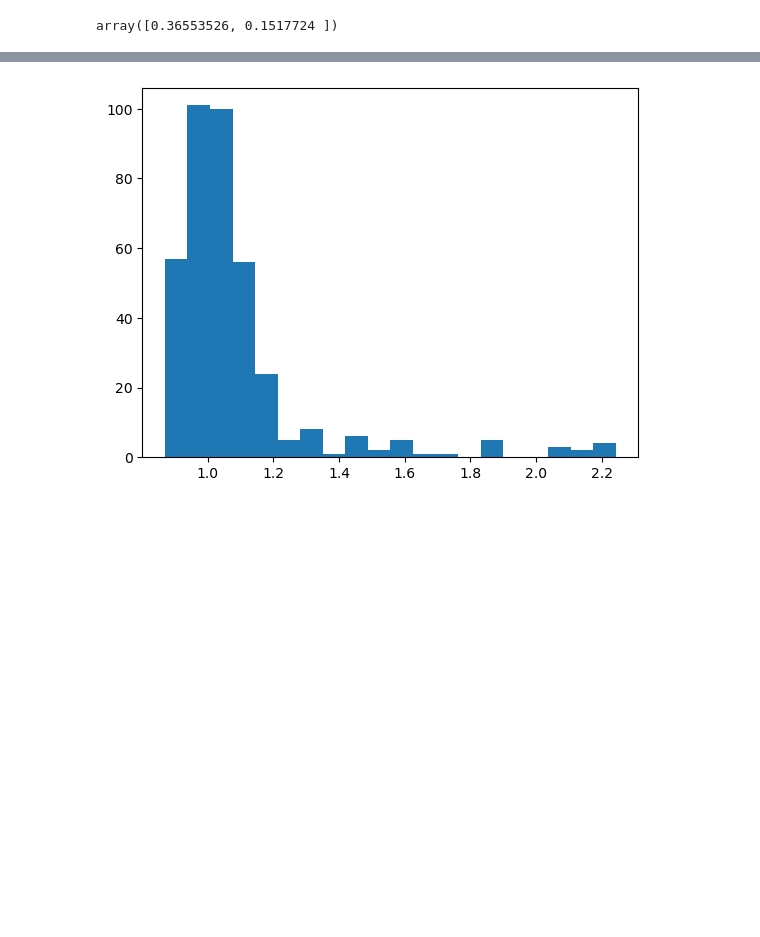
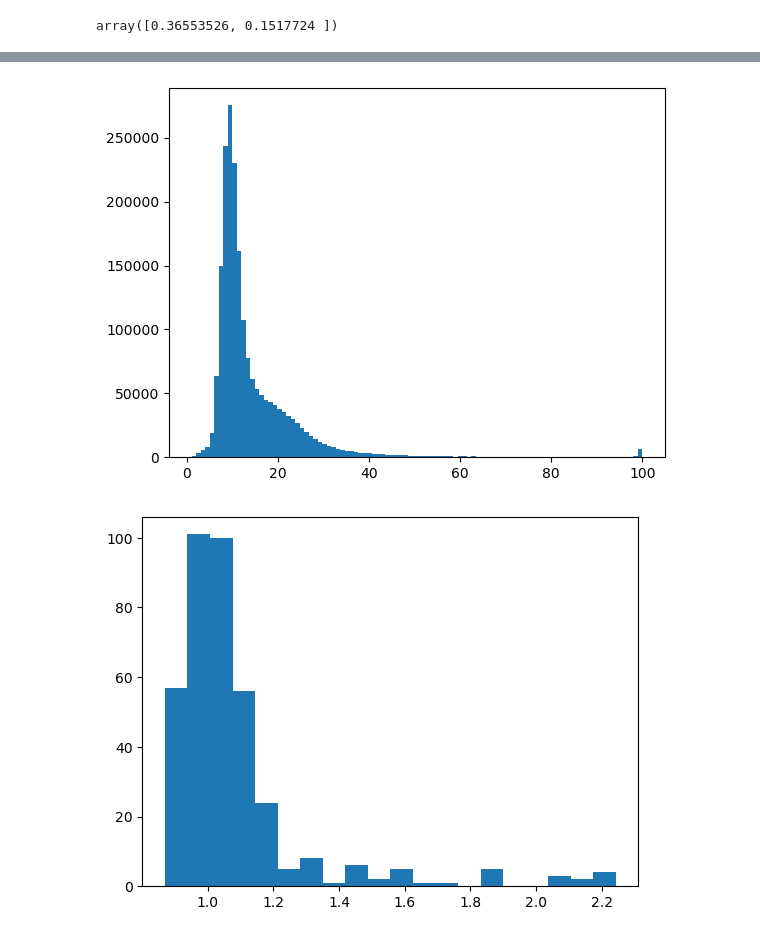
Before and after one commit to mkskalai/simjeb-optimization, a Jupyter notebook: explore_geometry.ipynb, the cells around one changed output, grey strips where cells are left out. Saved outputs shown, nothing was run; the diff lists cells and outputs as text; code cells hidden in the pictures; blank space fills up the shorter version.

```diff
--- a/explore_geometry.ipynb
+++ b/explore_geometry.ipynb
@@ -213,3 +230,7 @@ pv_points_downsample.save(metadata_dir/ "all_points_no_outliers_interfaces_2M.vt
+# %%
+_ = plt.hist(density, bins=100)
+# %% [output]
+[figure, added]
 # %%
 neighbours_distances = []
 names_list = []
```
Also changed, not shown: parts of 8 cells of this notebook.
